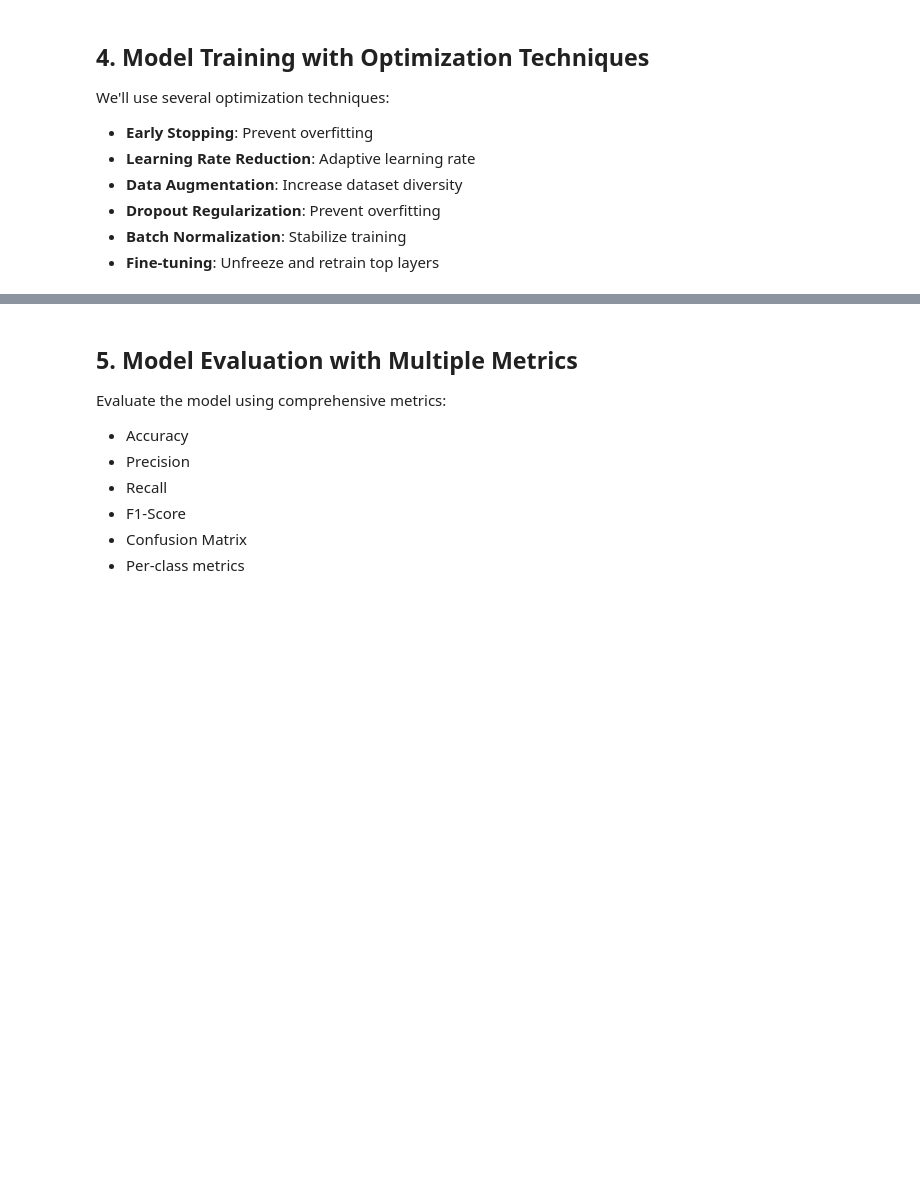
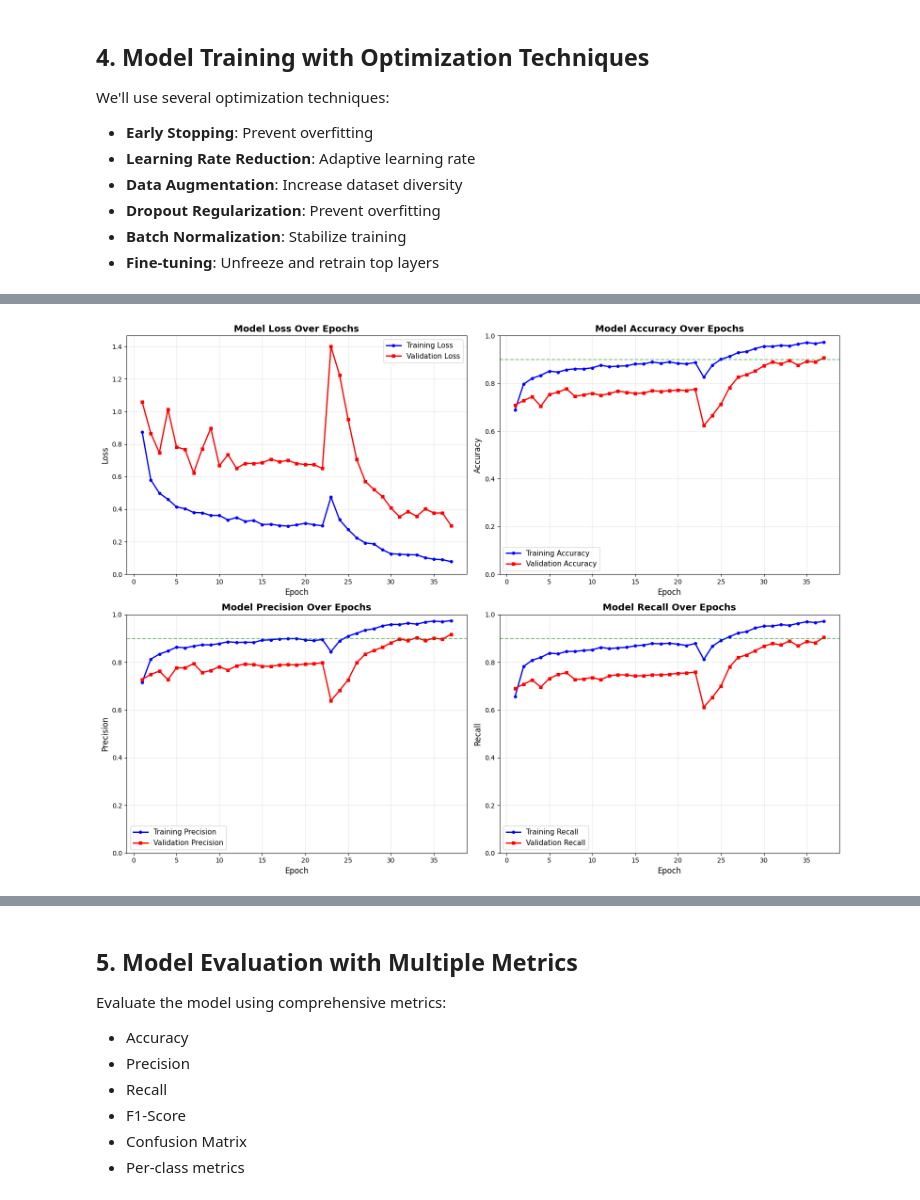
Before and after one commit to ernesteNtezirizaza/Summative-MLOP-Classification-Pipeline, a Jupyter notebook: notebook/brain_tumor_classification.ipynb, the cells around one changed output, grey strips where cells are left out. Cells and saved outputs as stored; diff of their text form; code cells hidden in the pictures; blank space fills up the shorter version.

Commit message:
Update model to MobileNetV2 and add learning curves visualization.

```diff
--- a/notebook/brain_tumor_classification.ipynb
+++ b/notebook/brain_tumor_classification.ipynb
@@ -60,8 +79,8 @@ GPU Available: []
 Let's first explore the dataset structure and understand the data distribution.
 # %%
 # Explore dataset structure
-data_dir = './data/train'
-test_dir = './data/test'
+data_dir = os.path.join(PROJECT_ROOT, 'data', 'train')
+test_dir = os.path.join(PROJECT_ROOT, 'data', 'test')
 
 # Get class names
 class_names = get_class_names(data_dir)
@@ -153,7 +172,7 @@ Extract features from images and save to CSV for analysis and visualization.
 # %%
 # Extract features from training data
 print("Extracting features from training data...")
-train_features_df = extract_features_from_directory(data_dir, './data/processed/image_features_train.csv')
+train_features_df = extract_features_from_directory(data_dir, os.path.join(PROJECT_ROOT, 'data', 'processed', 'image_features_train.csv'))
 
 print(f"\nTraining features shape: {train_features_df.shape}")
 print(f"Feature columns: {train_features_df.columns.tolist()}")
@@ -290,7 +309,7 @@ print("Creating model...")
 classifier = BrainTumorClassifier(
     img_size=(224, 224),
     num_classes=len(class_names),
-    base_model_name='VGG16'
+    base_model_name='MobileNetV2'
 )
 classifier.class_names = class_names
 classifier.build_model()
@@ -334,7 +351,8 @@ We'll use several optimization techniques:
 - **Fine-tuning**: Unfreeze and retrain top layers
 # %%
 # Create models directory
-os.makedirs('../models', exist_ok=True)
+models_dir = os.path.join(PROJECT_ROOT, 'models')
+os.makedirs(models_dir, exist_ok=True)
 
 # Train the model
 print("Starting model training...")
@@ -343,8 +361,8 @@ print("=" * 50)
 history = classifier.train(
     train_gen,
     val_gen,
-    epochs=10,  # Initial training epochs
-    fine_tune_epochs=5  # Fine-tuning epochs
+    epochs=25,  # Increased epochs for better convergence (initial training)
+    fine_tune_epochs=15  # Increased fine-tuning epochs for >90% accuracy
 )
 
 print("\nTraining completed!")
@@ -360,0 +406,84 @@ print("Training history plots saved.")
+# %%
+# Plot training history and save to file
+classifier.plot_training_history(os.path.join(PROJECT_ROOT, 'models', 'training_history.png'))
+print("Training history plots saved.")
+
+# Display learning curves in notebook
+print("\n" + "=" * 50)
+print("LEARNING CURVES")
+print("=" * 50)
+
+if classifier.history is not None:
+    history = classifier.history.history
+    epochs = range(1, len(history['loss']) + 1)
+
+    # Create comprehensive learning curves visualization
+    fig, axes = plt.subplots(2, 2, figsize=(16, 12))
+
+    # 1. Loss curves
+    axes[0, 0].plot(epochs, history['loss'], 'b-', label='Training Loss', linewidth=2, marker='o', markersize=4)
+    axes[0, 0].plot(epochs, history['val_loss'], 'r-', label='Validation Loss', linewidth=2, marker='s', markersize=4)
+    axes[0, 0].set_title('Model Loss Over Epochs', fontsize=14, fontweight='bold')
+    axes[0, 0].set_xlabel('Epoch', fontsize=12)
+    axes[0, 0].set_ylabel('Loss', fontsize=12)
+    axes[0, 0].legend(fontsize=11)
+    axes[0, 0].grid(True, alpha=0.3)
+    axes[0, 0].set_ylim(bottom=0)
+
+    # 2. Accuracy curves
+    axes[0, 1].plot(epochs, history['accuracy'], 'b-', label='Training Accuracy', linewidth=2, marker='o', markersize=4)
+    axes[0, 1].plot(epochs, history['val_accuracy'], 'r-', label='Validation Accuracy', linewidth=2, marker='s', markersize=4)
+    axes[0, 1].set_title('Model Accuracy Over Epochs', fontsize=14, fontweight='bold')
+    axes[0, 1].set_xlabel('Epoch', fontsize=12)
+    axes[0, 1].set_ylabel('Accuracy', fontsize=12)
+    axes[0, 1].legend(fontsize=11)
+    axes[0, 1].grid(True, alpha=0.3)
+    axes[0, 1].set_ylim([0, 1])
+    axes[0, 1].axhline(y=0.90, color='g', linestyle='--', alpha=0.5, label='90% Target')
+
+    # 3. Precision curves
+    if 'precision' in history:
+        axes[1, 0].plot(epochs, history['precision'], 'b-', label='Training Precision', linewidth=2, marker='o', markersize=4)
+        axes[1, 0].plot(epochs, history['val_precision'], 'r-', label='Validation Precision', linewidth=2, marker='s', markersize=4)
+        axes[1, 0].set_title('Model Precision Over Epochs', fontsize=14, fontweight='bold')
+        axes[1, 0].set_xlabel('Epoch', fontsize=12)
+        axes[1, 0].set_ylabel('Precision', fontsize=12)
+        axes[1, 0].legend(fontsize=11)
+        axes[1, 0].grid(True, alpha=0.3)
+        axes[1, 0].set_ylim([0, 1])
+        axes[1, 0].axhline(y=0.90, color='g', linestyle='--', alpha=0.5, label='90% Target')
+
+    # 4. Recall curves
+    if 'recall' in history:
+        axes[1, 1].plot(epochs, history['recall'], 'b-', label='Training Recall', linewidth=2, marker='o', markersize=4)
+        axes[1, 1].plot(epochs, history['val_recall'], 'r-', label='Validation Recall', linewidth=2, marker='s', markersize=4)
+        axes[1, 1].set_title('Model Recall Over Epochs', fontsize=14, fontweight='bold')
+        axes[1, 1].set_xlabel('Epoch', fontsize=12)
+        axes[1, 1].set_ylabel('Recall', fontsize=12)
+        axes[1, 1].legend(fontsize=11)
+        axes[1, 1].grid(True, alpha=0.3)
+        axes[1, 1].set_ylim([0, 1])
+        axes[1, 1].axhline(y=0.90, color='g', linestyle='--', alpha=0.5, label='90% Target')
+
+    plt.tight_layout()
+    plt.show()
+
+    # Print summary statistics
+    print(f"\nTraining Summary:")
+    print(f"  Total Epochs: {len(epochs)}")
+    print(f"  Final Training Accuracy: {history['accuracy'][-1]:.4f}")
+    print(f"  Final Validation Accuracy: {history['val_accuracy'][-1]:.4f}")
+    print(f"  Best Validation Accuracy: {max(history['val_accuracy']):.4f} (Epoch {history['val_accuracy'].index(max(history['val_accuracy'])) + 1})")
+    print(f"  Final Training Loss: {history['loss'][-1]:.4f}")
+    print(f"  Final Validation Loss: {history['val_loss'][-1]:.4f}")
+    print(f"  Best Validation Loss: {min(history['val_loss']):.4f} (Epoch {history['val_loss'].index(min(history['val_loss'])) + 1})")
+
+    if 'precision' in history:
+        print(f"  Final Validation Precision: {history['val_precision'][-1]:.4f}")
+        print(f"  Best Validation Precision: {max(history['val_precision']):.4f}")
+    if 'recall' in history:
+        print(f"  Final Validation Recall: {history['val_recall'][-1]:.4f}")
+        print(f"  Best Validation Recall: {max(history['val_recall']):.4f}")
+else:
+    print("Training history not available. Please train the model first.")
+# %% [output]
@@ -360,0 +496 @@ print("Training history plots saved.")
+[figure, added]
```
Also changed, not shown: parts of 16 cells of this notebook, 2 other files.
